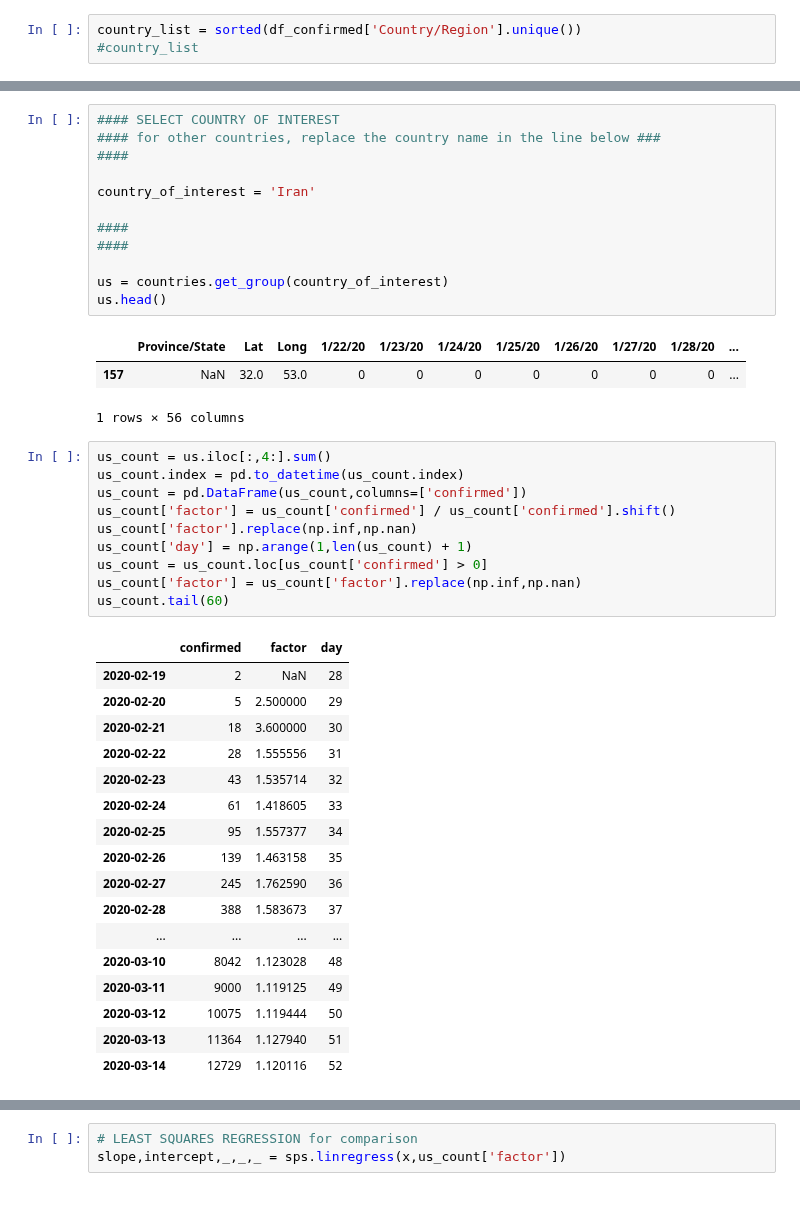
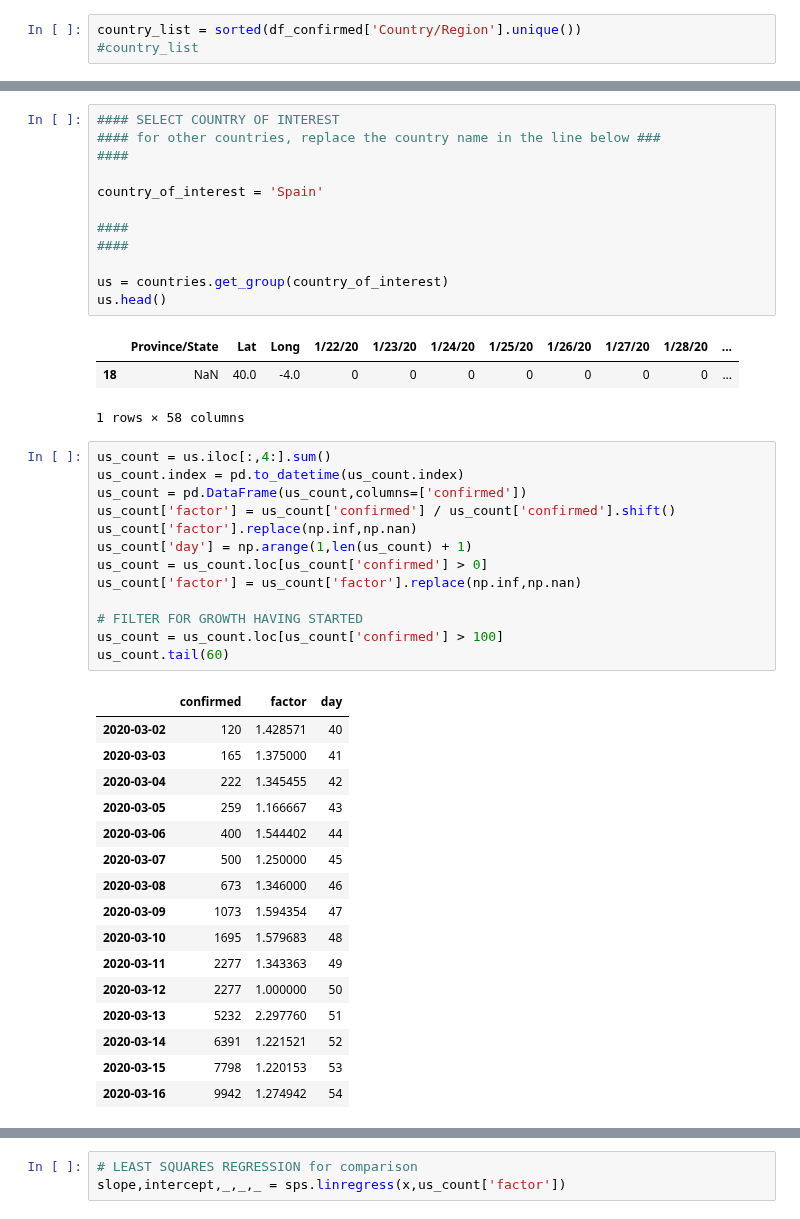
Before and after one commit to tolex3/note, a Jupyter notebook: pymc_us_data_sim.ipynb, the cells around one changed output, grey strips where cells are left out. Drawn from its saved outputs; the diff is of its cells as text.

```diff
--- a/pymc_us_data_sim.ipynb
+++ b/pymc_us_data_sim.ipynb
@@ -121,7 +121,7 @@ country_increase.loc[my_countries].sort_values('increase')
 #### for other countries, replace the country name in the line below ###
 ####
 
-country_of_interest = 'Iran'
+country_of_interest = 'Spain'
 
 ####
 ####
@@ -130,36 +130,38 @@ us = countries.get_group(country_of_interest)
 us.head()
 # %% [output]
 |  | Province/State | Lat | Long | 1/22/20 | 1/23/20 | 1/24/20 | 1/25/20 | 1/26/20 | 1/27/20 | 1/28/20 | ... |
-| 157 | NaN | 32.0 | 53.0 | 0 | 0 | 0 | 0 | 0 | 0 | 0 | ... |
+| 18 | NaN | 40.0 | -4.0 | 0 | 0 | 0 | 0 | 0 | 0 | 0 | ... |
-1 rows × 56 columns
+1 rows × 58 columns
 # %%
 us_count = us.iloc[:,4:].sum()
 us_count.index = pd.to_datetime(us_count.index)
 us_count = pd.DataFrame(us_count,columns=['confirmed'])
 us_count['factor'] = us_count['confirmed'] / us_count['confirmed'].shift()
 us_count['factor'].replace(np.inf,np.nan)
 us_count['day'] = np.arange(1,len(us_count) + 1)
 us_count = us_count.loc[us_count['confirmed'] > 0]
 us_count['factor'] = us_count['factor'].replace(np.inf,np.nan)
+
+# FILTER FOR GROWTH HAVING STARTED
+us_count = us_count.loc[us_count['confirmed'] > 100]
 us_count.tail(60)
 # %% [output]
 |  | confirmed | factor | day |
-| 2020-02-19 | 2 | NaN | 28 |
-| 2020-02-20 | 5 | 2.500000 | 29 |
-| 2020-02-21 | 18 | 3.600000 | 30 |
-| 2020-02-22 | 28 | 1.555556 | 31 |
-| 2020-02-23 | 43 | 1.535714 | 32 |
-| 2020-02-24 | 61 | 1.418605 | 33 |
-| 2020-02-25 | 95 | 1.557377 | 34 |
-| 2020-02-26 | 139 | 1.463158 | 35 |
-| 2020-02-27 | 245 | 1.762590 | 36 |
-| 2020-02-28 | 388 | 1.583673 | 37 |
-| ... | ... | ... | ... |
-| 2020-03-10 | 8042 | 1.123028 | 48 |
-| 2020-03-11 | 9000 | 1.119125 | 49 |
-| 2020-03-12 | 10075 | 1.119444 | 50 |
-| 2020-03-13 | 11364 | 1.127940 | 51 |
-| 2020-03-14 | 12729 | 1.120116 | 52 |
+| 2020-03-02 | 120 | 1.428571 | 40 |
+| 2020-03-03 | 165 | 1.375000 | 41 |
+| 2020-03-04 | 222 | 1.345455 | 42 |
+| 2020-03-05 | 259 | 1.166667 | 43 |
+| 2020-03-06 | 400 | 1.544402 | 44 |
+| 2020-03-07 | 500 | 1.250000 | 45 |
+| 2020-03-08 | 673 | 1.346000 | 46 |
+| 2020-03-09 | 1073 | 1.594354 | 47 |
+| 2020-03-10 | 1695 | 1.579683 | 48 |
+| 2020-03-11 | 2277 | 1.343363 | 49 |
+| 2020-03-12 | 2277 | 1.000000 | 50 |
+| 2020-03-13 | 5232 | 2.297760 | 51 |
+| 2020-03-14 | 6391 | 1.221521 | 52 |
+| 2020-03-15 | 7798 | 1.220153 | 53 |
+| 2020-03-16 | 9942 | 1.274942 | 54 |
 # %%
 us_count.describe()
 # %% [output]
```
Also changed, not shown: parts of 13 cells of this notebook, 3 other files.
